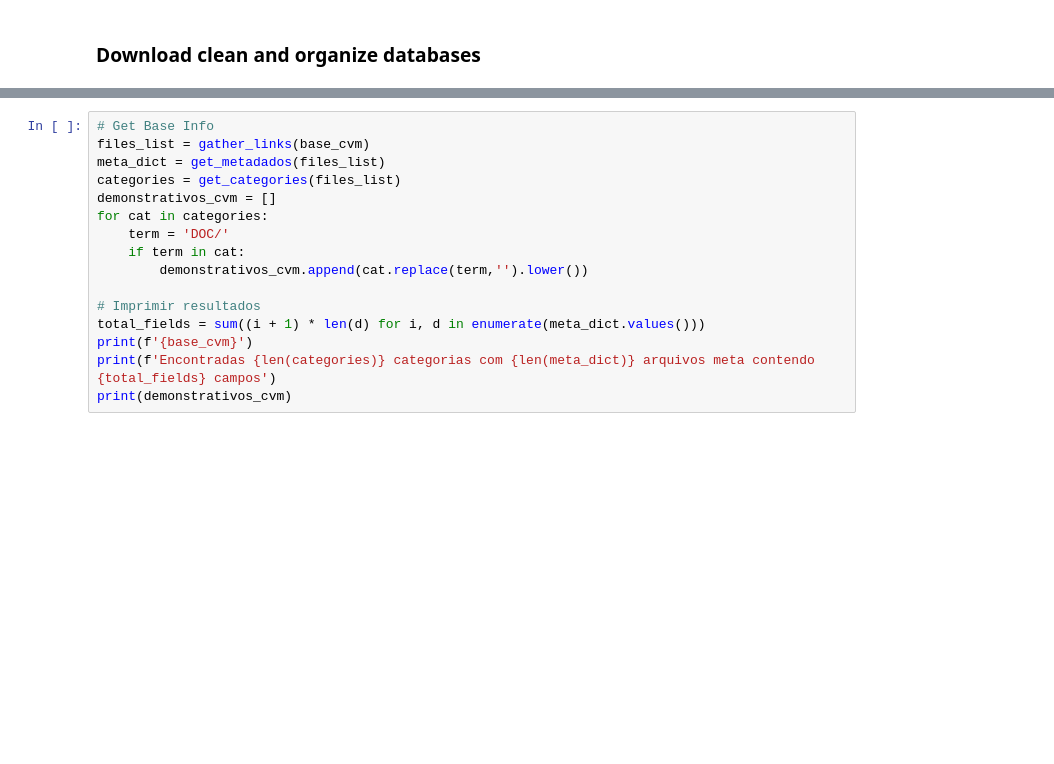
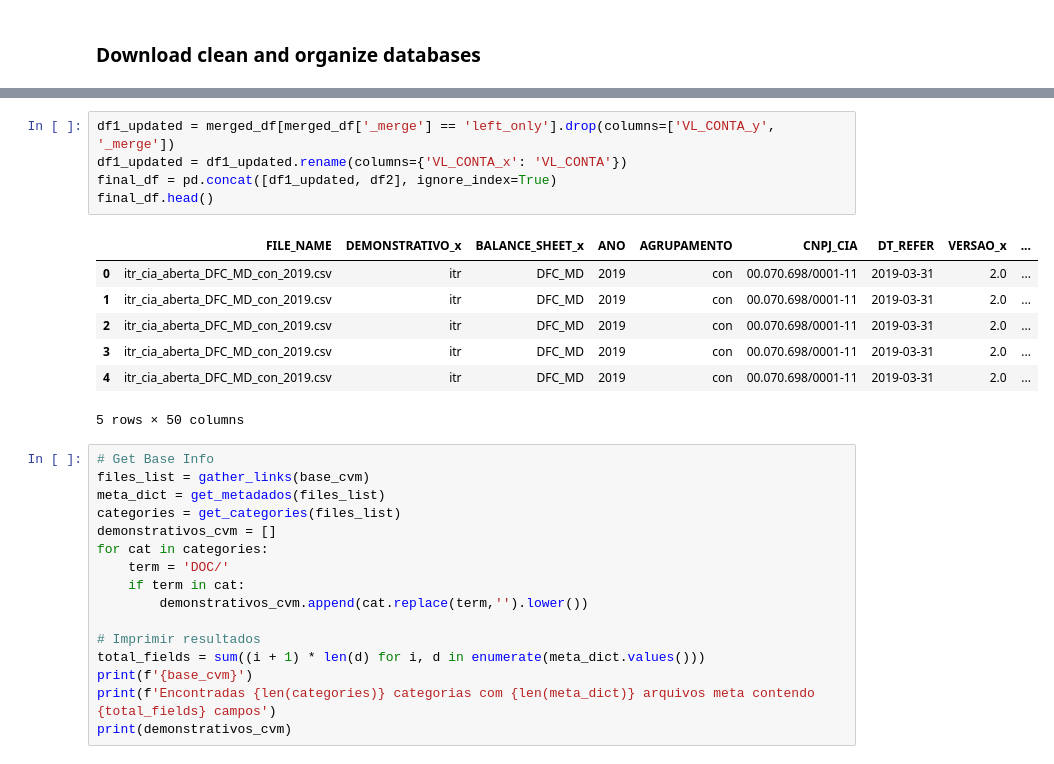
Before and after one commit to faustostangler/DSH, a Jupyter notebook: read_cvm.ipynb, the cells around one changed output, grey strips where cells are left out. Drawn from its saved outputs; the diff is of its cells as text; blank space fills up the shorter version.

```diff
--- a/read_cvm.ipynb
+++ b/read_cvm.ipynb
@@ -477,3 +614,16 @@ def get_companies_by_str_port(df):
+# %%
+df1_updated = merged_df[merged_df['_merge'] == 'left_only'].drop(columns=['VL_CONTA_y', '_merge'])
+df1_updated = df1_updated.rename(columns={'VL_CONTA_x': 'VL_CONTA'})
+final_df = pd.concat([df1_updated, df2], ignore_index=True)
+final_df.head()
+# %% [output]
+|  | FILE_NAME | DEMONSTRATIVO_x | BALANCE_SHEET_x | ANO | AGRUPAMENTO | CNPJ_CIA | DT_REFER | VERSAO_x | ... |
+| 0 | itr_cia_aberta_DFC_MD_con_2019.csv | itr | DFC_MD | 2019 | con | 00.070.698/0001-11 | 2019-03-31 | 2.0 | ... |
+| 1 | itr_cia_aberta_DFC_MD_con_2019.csv | itr | DFC_MD | 2019 | con | 00.070.698/0001-11 | 2019-03-31 | 2.0 | ... |
+| 2 | itr_cia_aberta_DFC_MD_con_2019.csv | itr | DFC_MD | 2019 | con | 00.070.698/0001-11 | 2019-03-31 | 2.0 | ... |
+| 3 | itr_cia_aberta_DFC_MD_con_2019.csv | itr | DFC_MD | 2019 | con | 00.070.698/0001-11 | 2019-03-31 | 2.0 | ... |
+| 4 | itr_cia_aberta_DFC_MD_con_2019.csv | itr | DFC_MD | 2019 | con | 00.070.698/0001-11 | 2019-03-31 | 2.0 | ... |
+5 rows × 50 columns
 # %%
 # Get Base Info
 files_list = gather_links(base_cvm)
```
Also changed, not shown: parts of 16 cells of this notebook, 3 other files.
